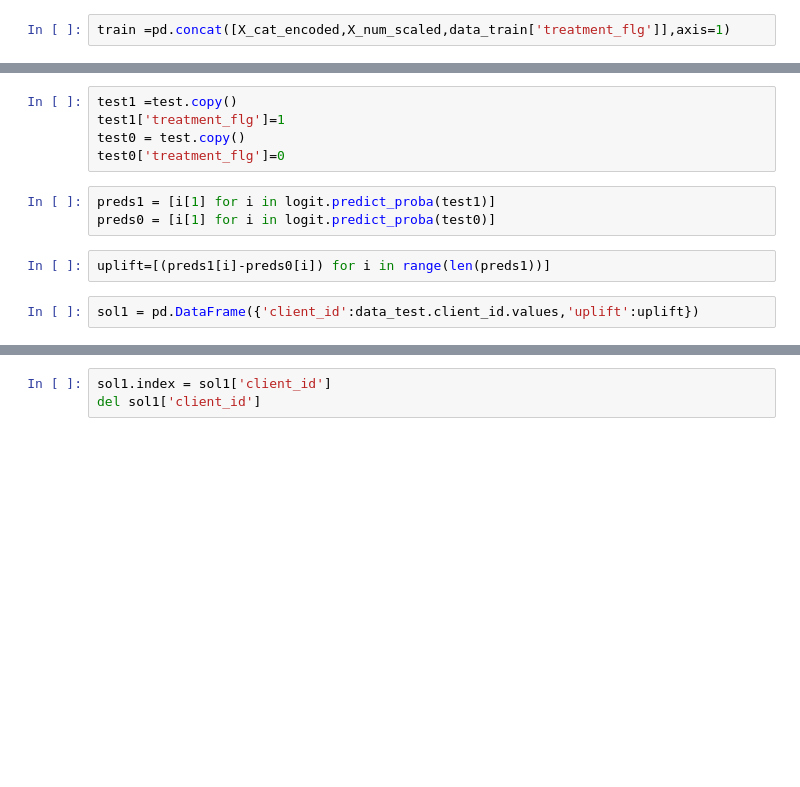
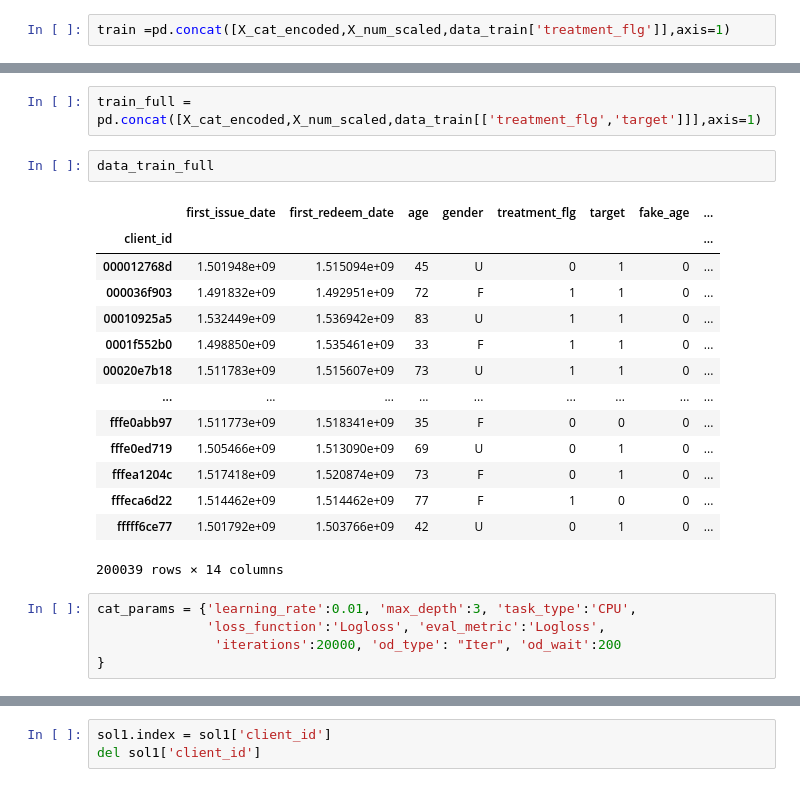
Before and after one commit to Satanklaus88/Retail-hero, a Jupyter notebook: X5.ipynb, the cells around one changed output, grey strips where cells are left out. Drawn from its saved outputs; the diff is of its cells as text; blank space fills up the shorter version.

```diff
--- a/X5.ipynb
+++ b/X5.ipynb
@@ -255,12 +230,24 @@ LogisticRegression(C=1, class_weight=None, dual=False, fit_intercept=True,
-# %%
-test1 =test.copy()
-test1['treatment_flg']=1
-test0 = test.copy()
-test0['treatment_flg']=0
-# %%
-preds1 = [i[1] for i in logit.predict_proba(test1)]
-preds0 = [i[1] for i in logit.predict_proba(test0)]
-# %%
-uplift=[(preds1[i]-preds0[i]) for i in range(len(preds1))]
-# %%
-sol1 = pd.DataFrame({'client_id':data_test.client_id.values,'uplift':uplift})
+# %%
+train_full = pd.concat([X_cat_encoded,X_num_scaled,data_train[['treatment_flg','target']]],axis=1)
+# %%
+data_train_full
+# %% [output]
+|  | first_issue_date | first_redeem_date | age | gender | treatment_flg | target | fake_age | ... |
+| client_id |  |  |  |  |  |  |  | ... |
+| 000012768d | 1.501948e+09 | 1.515094e+09 | 45 | U | 0 | 1 | 0 | ... |
+| 000036f903 | 1.491832e+09 | 1.492951e+09 | 72 | F | 1 | 1 | 0 | ... |
+| 00010925a5 | 1.532449e+09 | 1.536942e+09 | 83 | U | 1 | 1 | 0 | ... |
+| 0001f552b0 | 1.498850e+09 | 1.535461e+09 | 33 | F | 1 | 1 | 0 | ... |
+| 00020e7b18 | 1.511783e+09 | 1.515607e+09 | 73 | U | 1 | 1 | 0 | ... |
+| ... | ... | ... | ... | ... | ... | ... | ... | ... |
+| fffe0abb97 | 1.511773e+09 | 1.518341e+09 | 35 | F | 0 | 0 | 0 | ... |
+| fffe0ed719 | 1.505466e+09 | 1.513090e+09 | 69 | U | 0 | 1 | 0 | ... |
+| fffea1204c | 1.517418e+09 | 1.520874e+09 | 73 | F | 0 | 1 | 0 | ... |
+| fffeca6d22 | 1.514462e+09 | 1.514462e+09 | 77 | F | 1 | 0 | 0 | ... |
+| fffff6ce77 | 1.501792e+09 | 1.503766e+09 | 42 | U | 0 | 1 | 0 | ... |
+200039 rows × 14 columns
+# %%
+cat_params = {'learning_rate':0.01, 'max_depth':3, 'task_type':'CPU',
+              'loss_function':'Logloss', 'eval_metric':'Logloss',
+               'iterations':20000, 'od_type': "Iter", 'od_wait':200
+}
```
Also changed, not shown: parts of 10 cells of this notebook.
